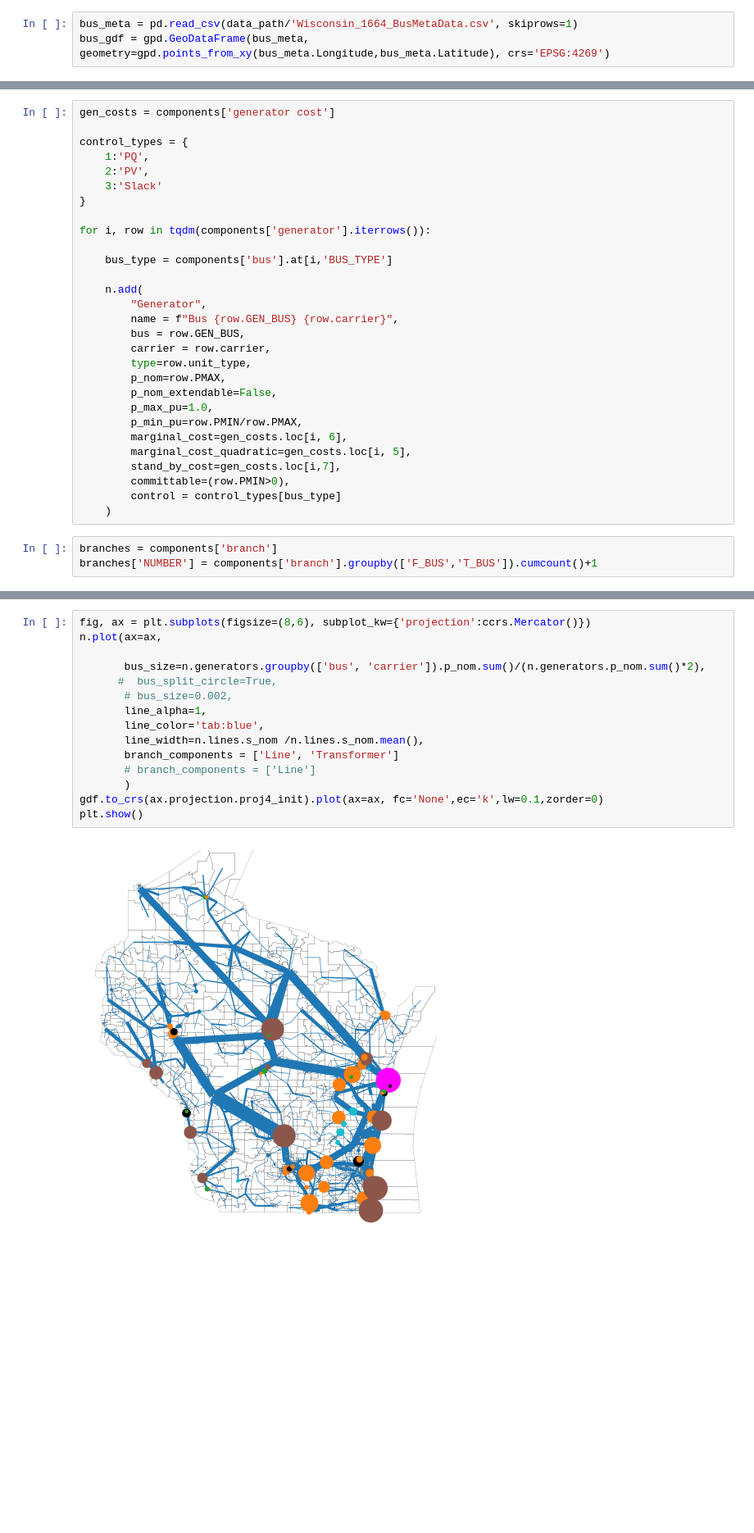
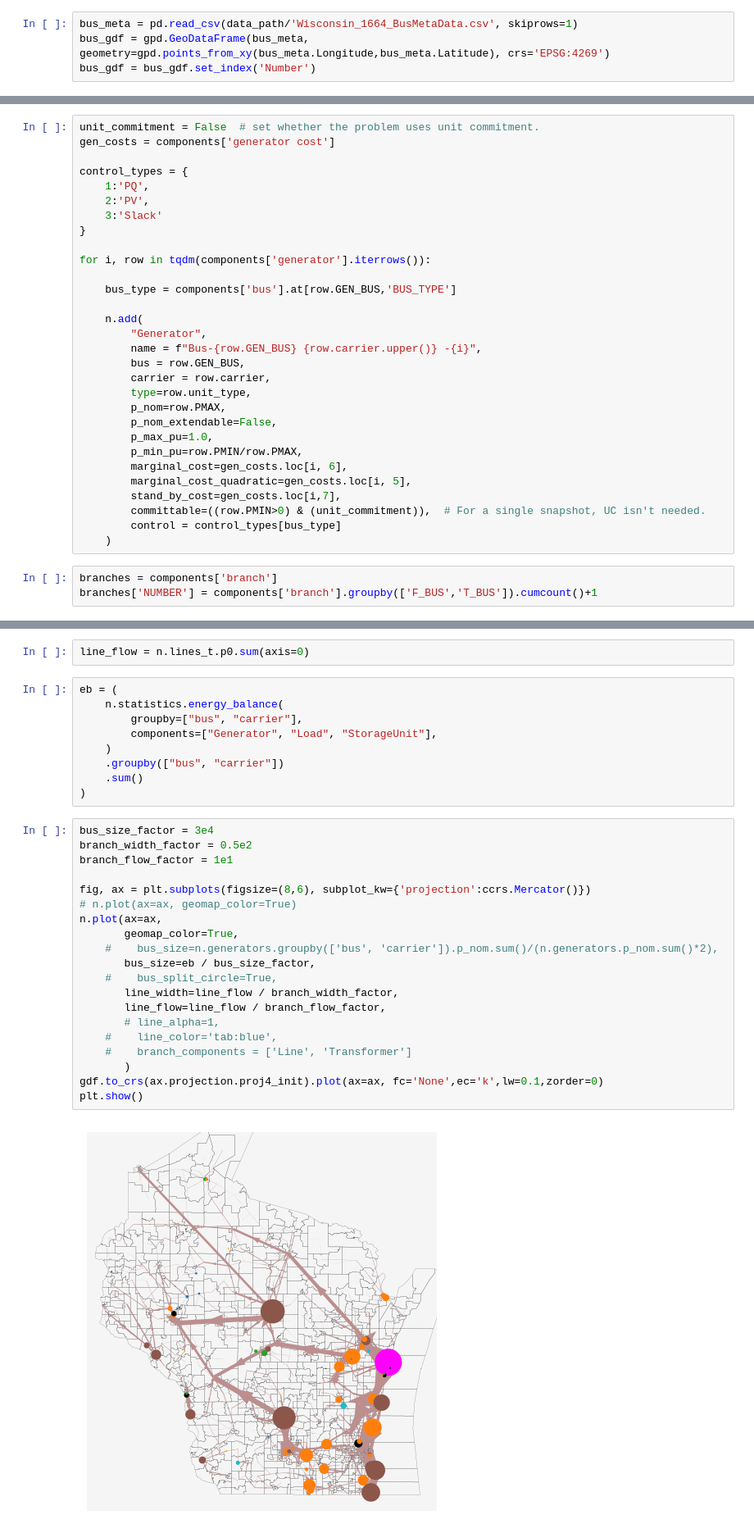
Before and after one commit to samgdotson/energy-lab, a Jupyter notebook: Midwest24k/notebooks/read_matpower.ipynb, the cells around one changed output, grey strips where cells are left out. Shown at 82% size. Drawn from its saved outputs; the diff is of its cells as text; blank space fills up the shorter version.

```diff
--- a/Midwest24k/notebooks/read_matpower.ipynb
+++ b/Midwest24k/notebooks/read_matpower.ipynb
@@ -204,6 +194,7 @@ gdf.head()
 # %%
 bus_meta = pd.read_csv(data_path/'Wisconsin_1664_BusMetaData.csv', skiprows=1)
 bus_gdf = gpd.GeoDataFrame(bus_meta, geometry=gpd.points_from_xy(bus_meta.Longitude,bus_meta.Latitude), crs='EPSG:4269')
+bus_gdf = bus_gdf.set_index('Number')
 # %%
 fig, ax = plt.subplots(figsize=(8,6))
 gdf.plot(ax=ax, ec='k', lw=0.5, fc='None')
@@ -252,6 +252,7 @@ n.add("Carrier",
       color = colors
       )
 # %%
+unit_commitment = False  # set whether the problem uses unit commitment.
 gen_costs = components['generator cost']
 
 control_types = {
@@ -262,11 +263,11 @@ control_types = {
 
 for i, row in tqdm(components['generator'].iterrows()):
 
-    bus_type = components['bus'].at[i,'BUS_TYPE']
+    bus_type = components['bus'].at[row.GEN_BUS,'BUS_TYPE']
 
     n.add(
         "Generator",
-        name = f"Bus {row.GEN_BUS} {row.carrier}",
+        name = f"Bus-{row.GEN_BUS} {row.carrier.upper()} -{i}",
         bus = row.GEN_BUS,
         carrier = row.carrier,
         type=row.unit_type,
@@ -277,7 +278,7 @@ for i, row in tqdm(components['generator'].iterrows()):
         marginal_cost=gen_costs.loc[i, 6],
         marginal_cost_quadratic=gen_costs.loc[i, 5],
         stand_by_cost=gen_costs.loc[i,7],
-        committable=(row.PMIN>0),
+        committable=((row.PMIN>0) & (unit_commitment)),  # For a single snapshot, UC isn't needed.
         control = control_types[bus_type]
     )
 # %%
@@ -359,17 +366,33 @@ components['bus'].loc[components['bus']['BS']!=0]
+# %%
+line_flow = n.lines_t.p0.sum(axis=0)
+# %%
+eb = (
+    n.statistics.energy_balance(
+        groupby=["bus", "carrier"],
+        components=["Generator", "Load", "StorageUnit"],
+    )
+    .groupby(["bus", "carrier"])
+    .sum()
+)
 # %%
+bus_size_factor = 3e4
+branch_width_factor = 0.5e2
+branch_flow_factor = 1e1
+
 fig, ax = plt.subplots(figsize=(8,6), subplot_kw={'projection':ccrs.Mercator()})
+# n.plot(ax=ax, geomap_color=True)
 n.plot(ax=ax,
-
-       bus_size=n.generators.groupby(['bus', 'carrier']).p_nom.sum()/(n.generators.p_nom.sum()*2),
-      #  bus_split_circle=True,
-       # bus_size=0.002,
-       line_alpha=1,
-       line_color='tab:blue',
-       line_width=n.lines.s_nom /n.lines.s_nom.mean(),
-       branch_components = ['Line', 'Transformer']
-       # branch_components = ['Line']
+       geomap_color=True,
+    #    bus_size=n.generators.groupby(['bus', 'carrier']).p_nom.sum()/(n.generators.p_nom.sum()*2),
+       bus_size=eb / bus_size_factor,
+    #    bus_split_circle=True,
+       line_width=line_flow / branch_width_factor,
+       line_flow=line_flow / branch_flow_factor,
+       # line_alpha=1,
+    #    line_color='tab:blue',
+    #    branch_components = ['Line', 'Transformer']
        )
 gdf.to_crs(ax.projection.proj4_init).plot(ax=ax, fc='None',ec='k',lw=0.1,zorder=0)
 plt.show()
 # %% [output]
-[figure, old version]
+[figure, new version]
```
Also changed, not shown: parts of 16 cells of this notebook, 3 other files.
